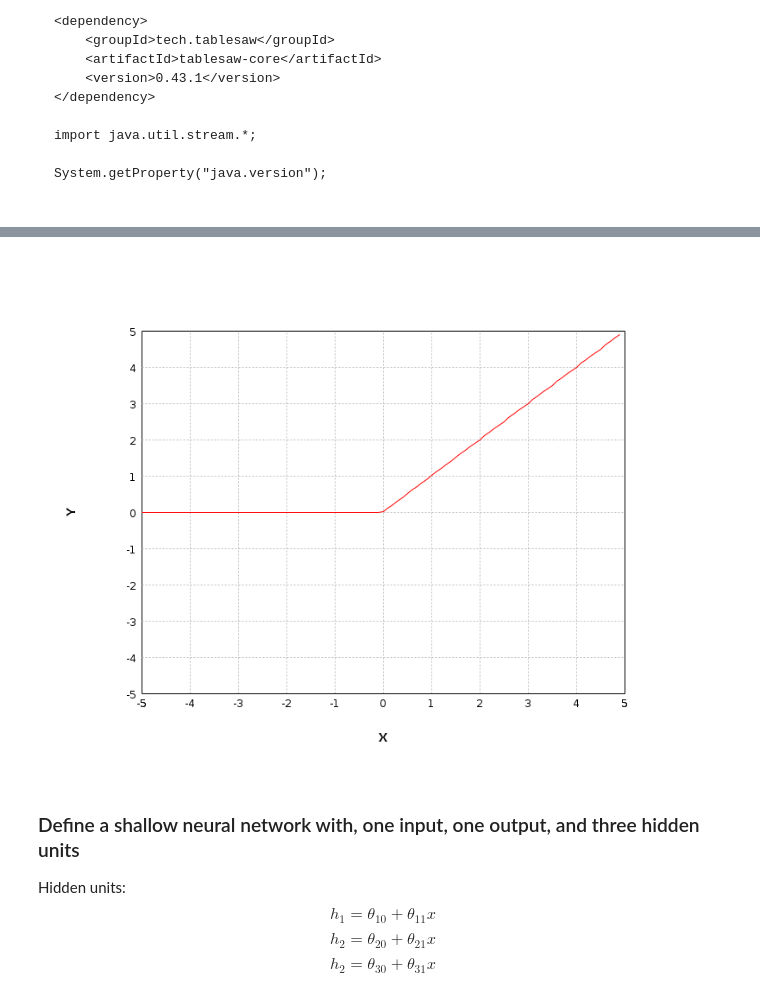
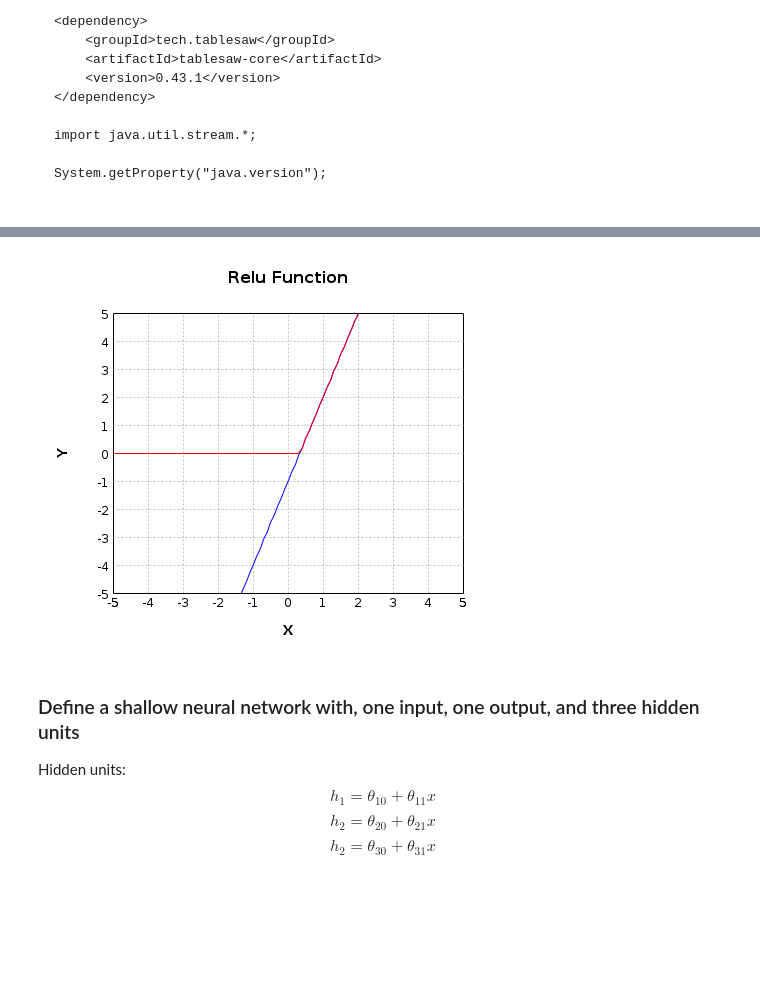
Before and after one commit to jamalromero/colab, a Jupyter notebook: udl_ch3.ipynb, the cells around one changed output, grey strips where cells are left out. Saved outputs shown, nothing was run; the diff lists cells and outputs as text; code cells hidden in the pictures; blank space fills up the shorter version.

```diff
--- a/udl_ch3.ipynb
+++ b/udl_ch3.ipynb
@@ -54,14 +54,17 @@ NDArray relu(NDArray preactivation) {
 # %%
 // Make an array of inputs
 NDArray inputs = manager.arange(-5f, 5f, 0.1f).toType(DataType.FLOAT64, true);
-NDArray outputs = relu(inputs);
+NDArray preactivated_output = inputs.mul(3).add(-1);
+NDArray activated_output = relu(preactivated_output);
 
 // Plot the Relu function
-var canvas = LinePlot.of(toDoubleArray(inputs.stack(outputs, 1)), Color.RED).canvas();
+var canvas = LinePlot.of(toDoubleArray(inputs.stack(preactivated_output, 1)), Color.BLUE).canvas();
+canvas.add(LinePlot.of(toDoubleArray(inputs.stack(activated_output, 1)), Color.RED));
 canvas.setBound(new double[]{-5, -5}, new double[]{5, 5});
-canvas.toBufferedImage(800, 600)
+canvas.setTitle("Relu Function");
+canvas.toBufferedImage(500, 400)
 # %% [output]
-[figure, old version]
+[figure, new version]
 # %% [markdown]
 ### Define a shallow neural network with, one input, one output, and three hidden units
 Hidden units:
```
Also changed, not shown: parts of 25 cells of this notebook.
